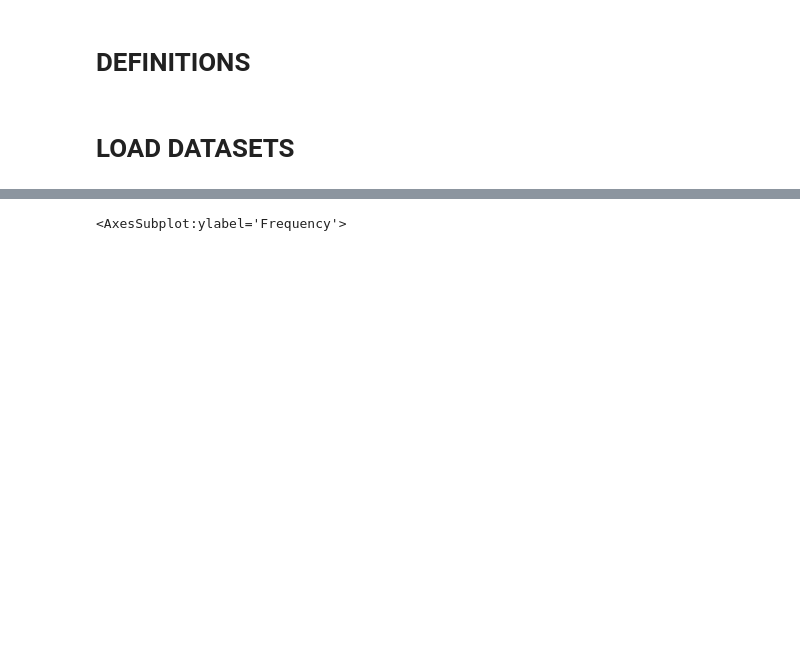
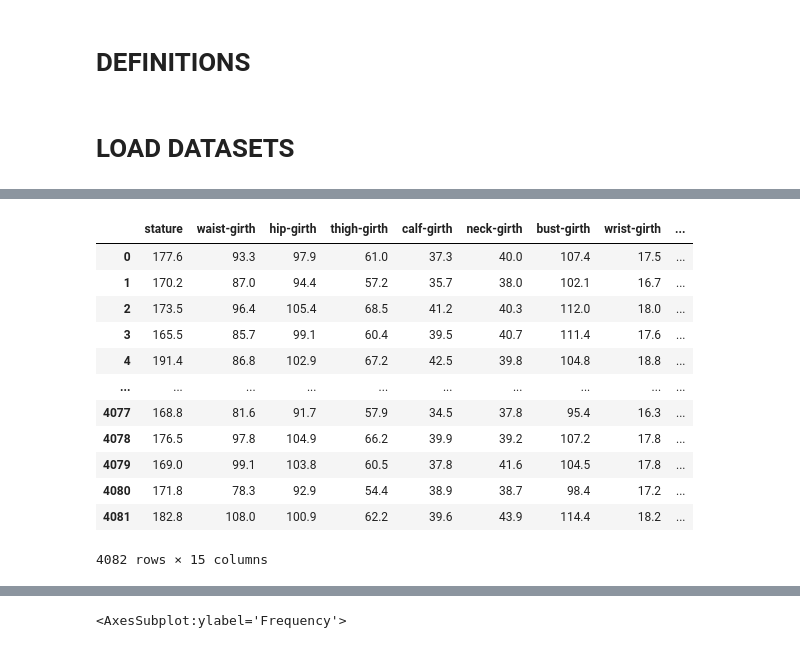
Before and after one commit to wesferr/AHBS, a Jupyter notebook: curves-modules/Analisys.ipynb, the cells around one changed output, grey strips where cells are left out. Drawn from its saved outputs; the diff is of its cells as text; code cells hidden in the pictures; blank space fills up the shorter version.

```diff
--- a/curves-modules/Analisys.ipynb
+++ b/curves-modules/Analisys.ipynb
@@ -85,19 +102,38 @@ my_female = pd.DataFrame(my_female, columns=my_semantic)
 # %%
 ansur_male = pd.read_csv("datasets/ansur_2_male.csv",encoding_errors='ignore')
 ansur_male_age = ansur_male['Age']
 ansur_male = ansur_male[ansur_semantic]/10
 ansur_male.columns = my_semantic
+
+ansur_male['whr'] = ansur_male['waist-girth'] / ansur_male['hip-girth']
+ansur_male['whtr'] = ansur_male['waist-girth'] / ansur_male['stature']
 
 ansur_female = pd.read_csv("datasets/ansur_2_female.csv",encoding_errors='ignore')
 ansur_female_age = ansur_female['Age']
 ansur_female = ansur_female[ansur_semantic]/10
 ansur_female.columns = my_semantic
 
 ansur_male_normalized = normalize_d(ansur_male)
 ansur_male_age_normalized = normalize_d(ansur_male_age)
 
 ansur_female_normalized = normalize_d(ansur_female)
 ansur_female_age_normalized = normalize_d(ansur_female_age)
+
+ansur_male
+# %% [output]
+|  | stature | waist-girth | hip-girth | thigh-girth | calf-girth | neck-girth | bust-girth | wrist-girth | ... |
+| 0 | 177.6 | 93.3 | 97.9 | 61.0 | 37.3 | 40.0 | 107.4 | 17.5 | ... |
+| 1 | 170.2 | 87.0 | 94.4 | 57.2 | 35.7 | 38.0 | 102.1 | 16.7 | ... |
+| 2 | 173.5 | 96.4 | 105.4 | 68.5 | 41.2 | 40.3 | 112.0 | 18.0 | ... |
+| 3 | 165.5 | 85.7 | 99.1 | 60.4 | 39.5 | 40.7 | 111.4 | 17.6 | ... |
+| 4 | 191.4 | 86.8 | 102.9 | 67.2 | 42.5 | 39.8 | 104.8 | 18.8 | ... |
+| ... | ... | ... | ... | ... | ... | ... | ... | ... | ... |
+| 4077 | 168.8 | 81.6 | 91.7 | 57.9 | 34.5 | 37.8 | 95.4 | 16.3 | ... |
+| 4078 | 176.5 | 97.8 | 104.9 | 66.2 | 39.9 | 39.2 | 107.2 | 17.8 | ... |
+| 4079 | 169.0 | 99.1 | 103.8 | 60.5 | 37.8 | 41.6 | 104.5 | 17.8 | ... |
+| 4080 | 171.8 | 78.3 | 92.9 | 54.4 | 38.9 | 38.7 | 98.4 | 17.2 | ... |
+| 4081 | 182.8 | 108.0 | 100.9 | 62.2 | 39.6 | 43.9 | 114.4 | 18.2 | ... |
+4082 rows × 15 columns
 # %%
 life = pd.read_csv("datasets/life.csv",encoding_errors='ignore').dropna()
 
```
Also changed, not shown: parts of 12 cells of this notebook, 1 other file.
